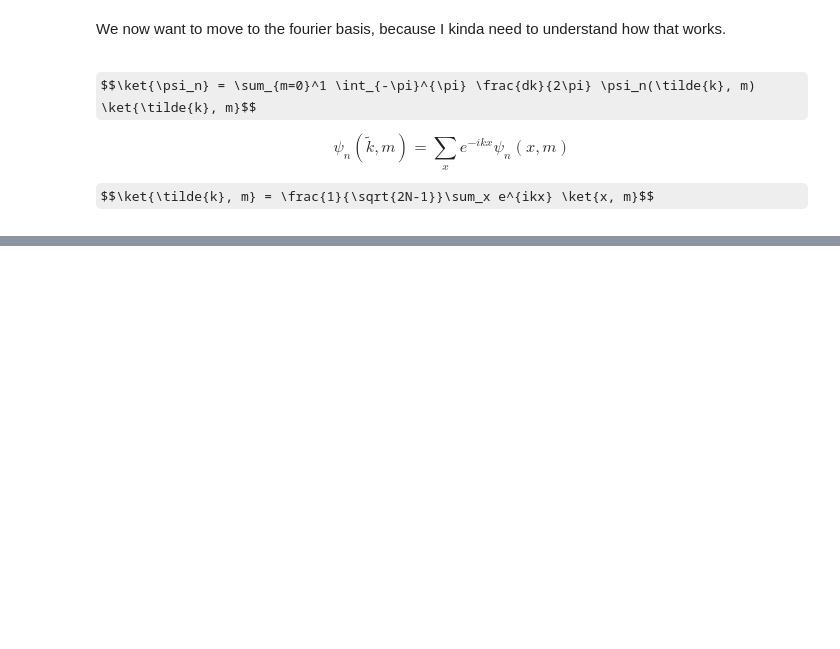
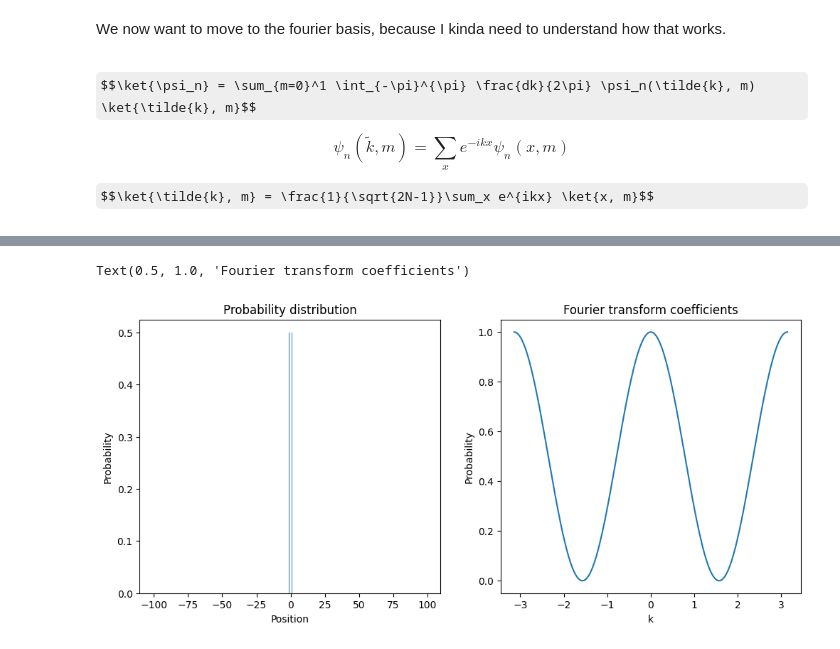
Before and after one commit to lresteghini/Quantum-Walks-course, a Jupyter notebook: Discrete_time_walks.ipynb, the cells around one changed output, grey strips where cells are left out. Drawn from its saved outputs; the diff is of its cells as text; code cells hidden in the pictures; some formulas as TeX source; blank space fills up the shorter version.

```diff
--- a/Discrete_time_walks.ipynb
+++ b/Discrete_time_walks.ipynb
@@ -233,2 +250,25 @@ State = np.kron(x, c)                       # Re initialize state for new simula
 # %%
 State = Step(State, Coin_H)
+
+
+final_positions = Measure_pos(State)
+
+k_val = np.linspace(-np.pi, np.pi, 200)
+
+y = [abs(fourierprob(k, State))**2 for k in k_val]
+# %%
+fig, (p1, p2) = plt.subplots(1, 2, figsize=(12, 5))
+
+p1.bar(np.arange(len(final_positions)) - ring_size//2, final_positions)
+
+p1.set_xlabel("Position")
+p1.set_ylabel("Probability")
+p1.set_title('Probability distribution')
+
+p2.plot(k_val, y)
+p2.set_xlabel("k")
+p2.set_ylabel("Probability")
+p2.set_title("Fourier transform coefficients")
+# %% [output]
+Text(0.5, 1.0, 'Fourier transform coefficients')
+[figure, added]
```
Also changed, not shown: parts of 10 cells of this notebook.
